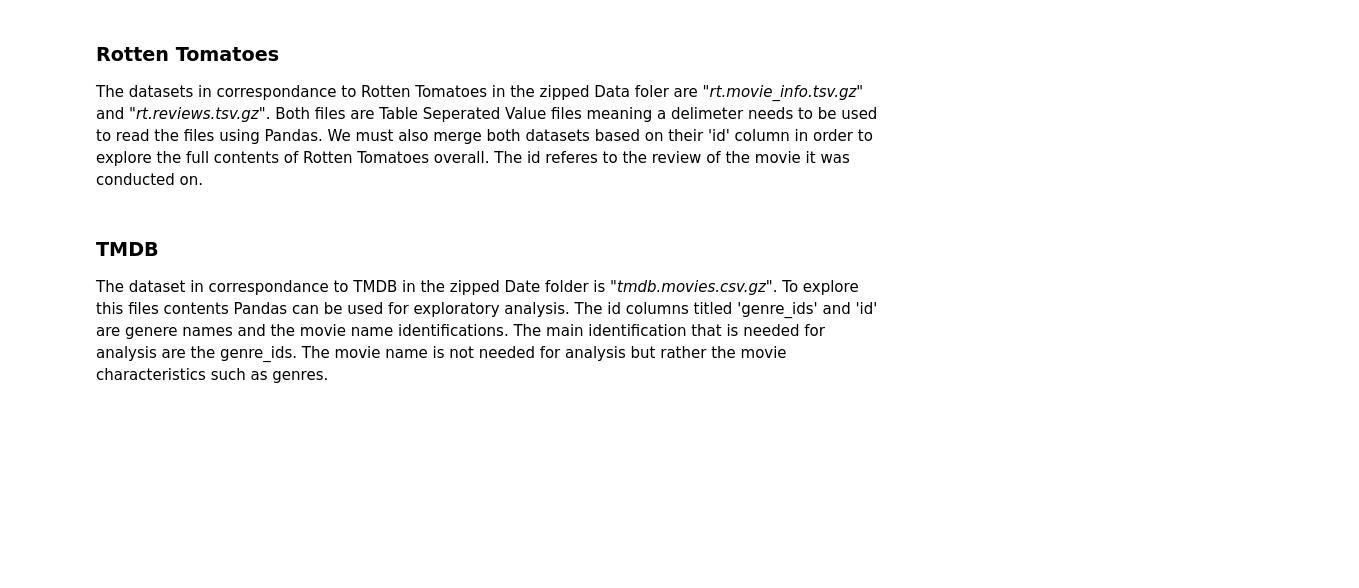
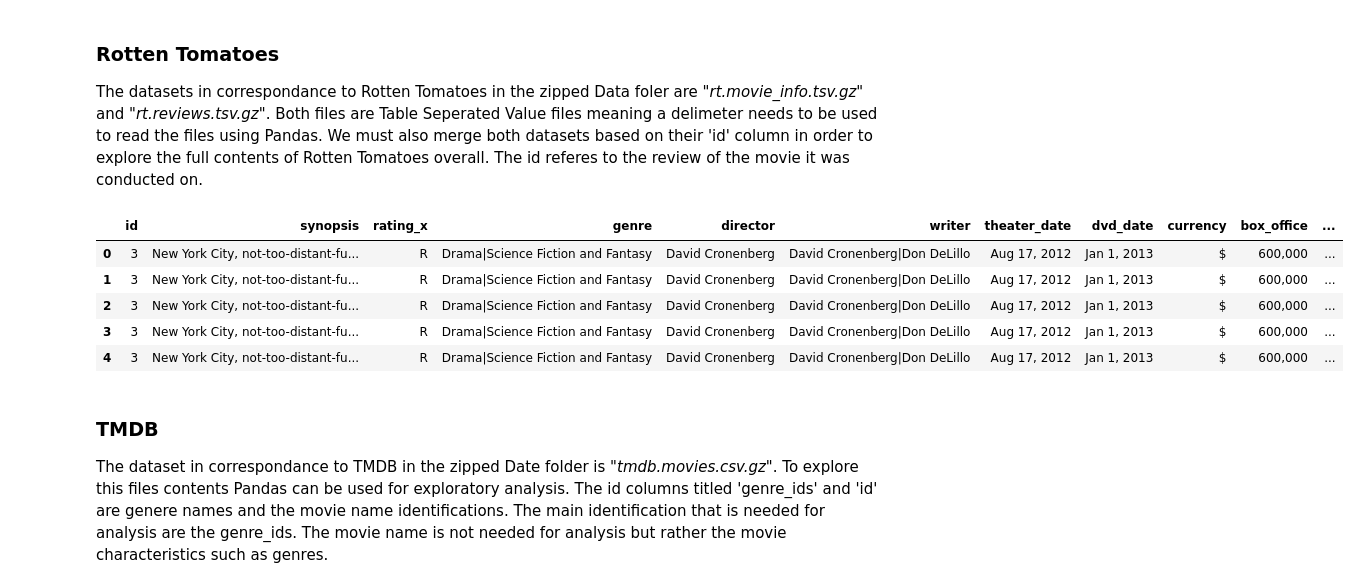
Before and after one commit to CrisThatOneCris/dsc-phase-1-project-v2-4, a Jupyter notebook: student.ipynb, the cells around one changed output. Saved outputs shown, nothing was run; the diff lists cells and outputs as text; code cells hidden in the pictures; blank space fills up the shorter version.

```diff
--- a/student.ipynb
+++ b/student.ipynb
@@ -31,6 +55,21 @@ The dataset in correspondance to IMDB in the zipped Data folder is a database ti
 # %% [markdown]
 ### Rotten Tomatoes
 The datasets in correspondance to Rotten Tomatoes in the zipped Data foler are "*rt.movie_info.tsv.gz*" and "*rt.reviews.tsv.gz*". Both files are Table Seperated Value files meaning a delimeter needs to be used to read the files using Pandas. We must also merge both datasets based on their 'id' column in order to explore the full contents of Rotten Tomatoes overall. The id referes to the review of the movie it was conducted on.
+# %%
+# Read the files
+rt_movie_info_df = pd.read_csv("zippedData/rt.movie_info.tsv.gz", delimiter='\t')
+rt_reviews_df = pd.read_csv("zippedData/rt.reviews.tsv.gz", delimiter='\t', encoding='latin1')
+# %%
+# Create a merged df based on movie id
+merged_rt_df = rt_movie_info_df.merge(rt_reviews_df, on='id')
+merged_rt_df.head()
+# %% [output]
+|  | id | synopsis | rating_x | genre | director | writer | theater_date | dvd_date | currency | box_office | ... |
+| 0 | 3 | New York City, not-too-distant-fu... | R | Drama|Science Fiction and Fantasy | David Cronenberg | David Cronenberg|Don DeLillo | Aug 17, 2012 | Jan 1, 2013 | $ | 600,000 | ... |
+| 1 | 3 | New York City, not-too-distant-fu... | R | Drama|Science Fiction and Fantasy | David Cronenberg | David Cronenberg|Don DeLillo | Aug 17, 2012 | Jan 1, 2013 | $ | 600,000 | ... |
+| 2 | 3 | New York City, not-too-distant-fu... | R | Drama|Science Fiction and Fantasy | David Cronenberg | David Cronenberg|Don DeLillo | Aug 17, 2012 | Jan 1, 2013 | $ | 600,000 | ... |
+| 3 | 3 | New York City, not-too-distant-fu... | R | Drama|Science Fiction and Fantasy | David Cronenberg | David Cronenberg|Don DeLillo | Aug 17, 2012 | Jan 1, 2013 | $ | 600,000 | ... |
+| 4 | 3 | New York City, not-too-distant-fu... | R | Drama|Science Fiction and Fantasy | David Cronenberg | David Cronenberg|Don DeLillo | Aug 17, 2012 | Jan 1, 2013 | $ | 600,000 | ... |
 # %% [markdown]
 ### TMDB
 The dataset in correspondance to TMDB in the zipped Date folder is "*tmdb.movies.csv.gz*". To explore this files contents Pandas can be used for exploratory analysis. The id columns titled 'genre_ids' and 'id' are genere names and the movie name identifications. The main identification that is needed for analysis are the genre_ids. The movie name is not needed for analysis but rather the movie characteristics such as genres.
```
Also changed, not shown: parts of 16 cells of this notebook.
